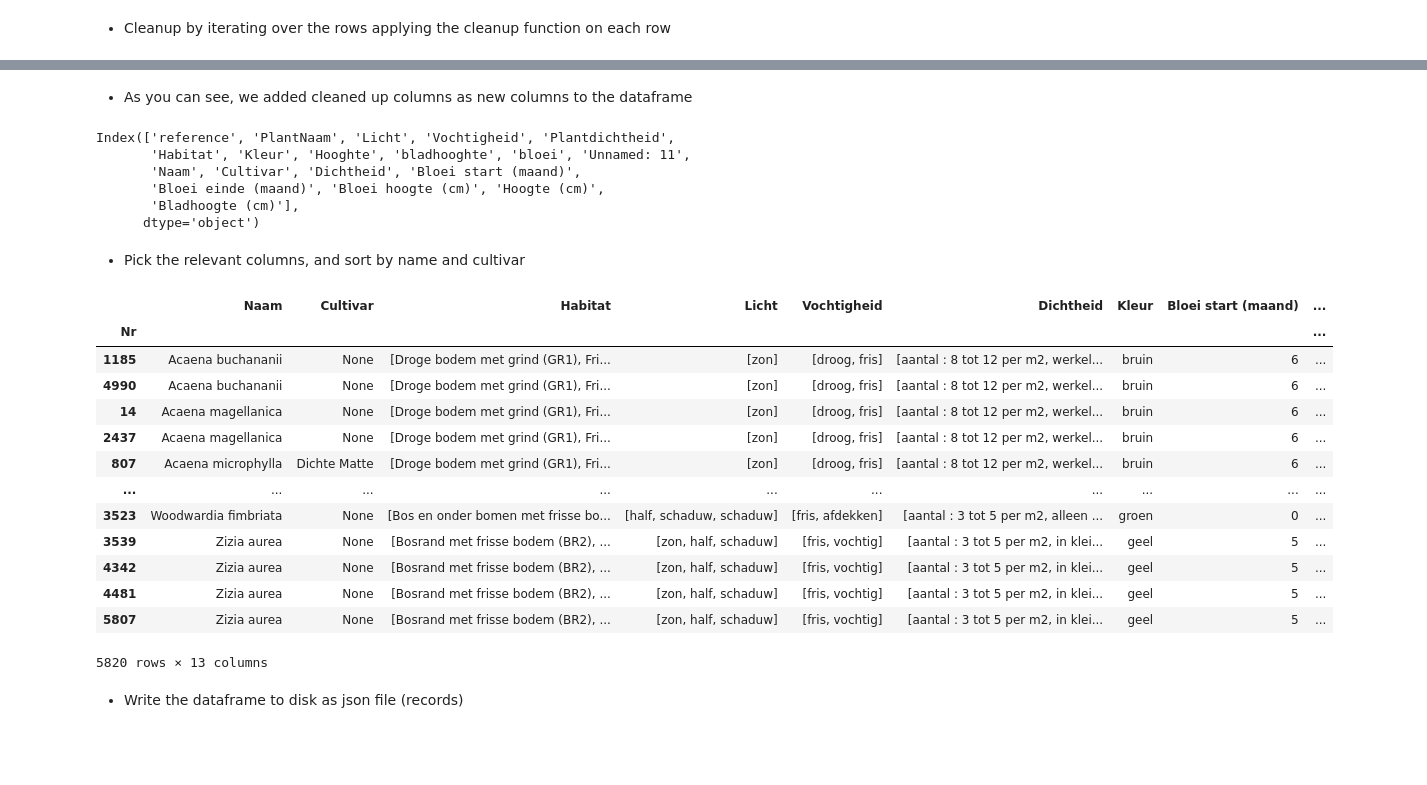
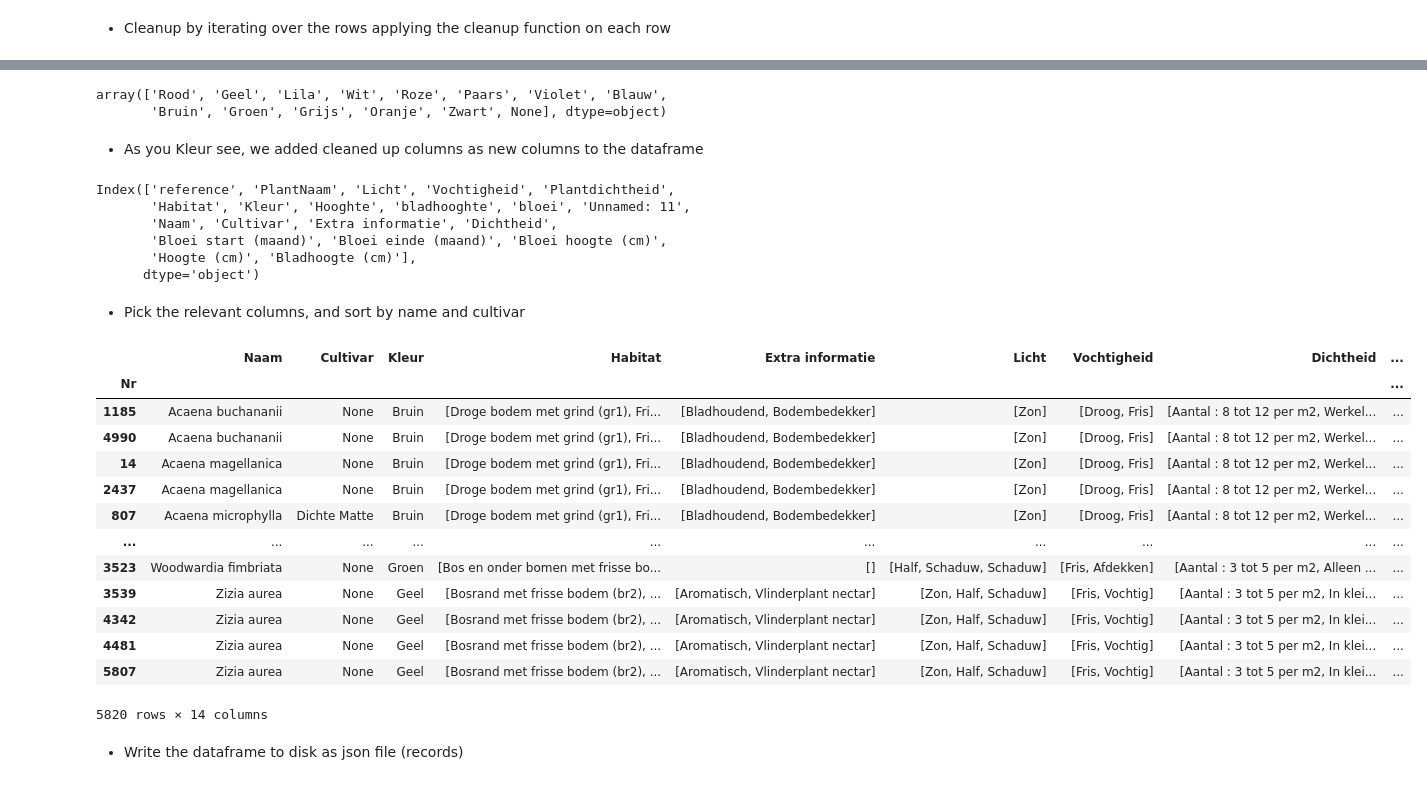
Before and after one commit to koertdeclercq/plantjes, a Jupyter notebook: data_clean.ipynb, the cells around one changed output, grey strips where cells are left out. Cells and saved outputs as stored; diff of their text form; code cells hidden in the pictures; blank space fills up the shorter version.

```diff
--- a/data_clean.ipynb
+++ b/data_clean.ipynb
@@ -57,20 +66,28 @@ def plant_name(name):
 
 def clean_row(row):
     if row["Vochtigheid"]:
-        row["Vochtigheid"] = [x.strip() for x in str(row["Vochtigheid"]).split(" ") if x]
+        row["Vochtigheid"] = [x.strip().capitalize() for x in str(row["Vochtigheid"]).split(" ") if x.strip()]
 
     if row["Licht"]:
-        row["Licht"] = [x.strip() for x in str(row["Licht"]).split(" ") if x]
+        row["Licht"] = [x.strip().capitalize() for x in str(row["Licht"]).split(" ") if x.strip()]
+
+    # print(row["Kleur"])
+    if row["Kleur"]:
+        color = str(row["Kleur"]).strip().capitalize()
+        row["Kleur"] = color if color != "Nan" else None
 
     name_raw = row["PlantNaam"]
     row["Naam"] = plant_name(name_raw)
     row["Cultivar"] = cultivar(name_raw)
 
     if row["Habitat"]:
-        row["Habitat"] = [x.strip() + ")" for x in str(row["Habitat"]).split(")") if x]
+        [habitat, extra] = str(row["Habitat"]).split("extra informatie")
+
+        row["Extra informatie"] = [_.strip().capitalize() for _ in extra.split("  ") if _.strip()]
+        row["Habitat"] = [x.strip().capitalize() + ")" for x in habitat.split(")") if x.strip()]
 
     if row["Plantdichtheid"]:
-        row["Dichtheid"] = [x.strip() for x in str(row["Plantdichtheid"]).split("-") if x]
+        row["Dichtheid"] = [x.strip().capitalize() for x in str(row["Plantdichtheid"]).split("-") if x.strip()]
 
     row["Bloei start (maand)"] = int(row["Unnamed: 11"].split("-")[0].strip())
     row["Bloei einde (maand)"] = int(row["Unnamed: 11"].split("-")[1].strip())
@@ -88,36 +123,42 @@ df_clean = df.apply(clean_row, axis=1)
+# %%
+df_clean.Kleur.unique()
+# %% [output]
+array(['Rood', 'Geel', 'Lila', 'Wit', 'Roze', 'Paars', 'Violet', 'Blauw',
+       'Bruin', 'Groen', 'Grijs', 'Oranje', 'Zwart', None], dtype=object)
 # %% [markdown]
-* As you can see, we added cleaned up columns as new columns to the dataframe
+* As you Kleur see, we added cleaned up columns as new columns to the dataframe
 # %%
 df_clean.columns
 # %% [output]
 Index(['reference', 'PlantNaam', 'Licht', 'Vochtigheid', 'Plantdichtheid',
        'Habitat', 'Kleur', 'Hooghte', 'bladhooghte', 'bloei', 'Unnamed: 11',
-       'Naam', 'Cultivar', 'Dichtheid', 'Bloei start (maand)',
-       'Bloei einde (maand)', 'Bloei hoogte (cm)', 'Hoogte (cm)',
-       'Bladhoogte (cm)'],
+       'Naam', 'Cultivar', 'Extra informatie', 'Dichtheid',
+       'Bloei start (maand)', 'Bloei einde (maand)', 'Bloei hoogte (cm)',
+       'Hoogte (cm)', 'Bladhoogte (cm)'],
       dtype='object')
 # %% [markdown]
 * Pick the relevant columns, and sort by name and cultivar
 # %%
-df_select = df_clean[["Naam", "Cultivar", "Habitat", "Licht", "Vochtigheid", "Dichtheid", "Kleur",
+df_select = df_clean[["Naam", "Cultivar", "Kleur",
+                      "Habitat", "Extra informatie", "Licht", "Vochtigheid", "Dichtheid",
                       "Bloei start (maand)", "Bloei einde (maand)", "Bloei hoogte (cm)", "Hoogte (cm)", "Bladhoogte (cm)",
                       "reference"]].sort_values(by=['Naam', "Cultivar"])
 df_select
 # %% [output]
-|  | Naam | Cultivar | Habitat | Licht | Vochtigheid | Dichtheid | Kleur | Bloei start (maand) | ... |
+|  | Naam | Cultivar | Kleur | Habitat | Extra informatie | Licht | Vochtigheid | Dichtheid | ... |
 | Nr |  |  |  |  |  |  |  |  | ... |
-| 1185 | Acaena buchananii | None | [Droge bodem met grind (GR1), Fri... | [zon] | [droog, fris] | [aantal : 8 tot 12 per m2, werkel... | bruin | 6 | ... |
-| 4990 | Acaena buchananii | None | [Droge bodem met grind (GR1), Fri... | [zon] | [droog, fris] | [aantal : 8 tot 12 per m2, werkel... | bruin | 6 | ... |
-| 14 | Acaena magellanica | None | [Droge bodem met grind (GR1), Fri... | [zon] | [droog, fris] | [aantal : 8 tot 12 per m2, werkel... | bruin | 6 | ... |
-| 2437 | Acaena magellanica | None | [Droge bodem met grind (GR1), Fri... | [zon] | [droog, fris] | [aantal : 8 tot 12 per m2, werkel... | bruin | 6 | ... |
-| 807 | Acaena microphylla | Dichte Matte | [Droge bodem met grind (GR1), Fri... | [zon] | [droog, fris] | [aantal : 8 tot 12 per m2, werkel... | bruin | 6 | ... |
+| 1185 | Acaena buchananii | None | Bruin | [Droge bodem met grind (gr1), Fri... | [Bladhoudend, Bodembedekker] | [Zon] | [Droog, Fris] | [Aantal : 8 tot 12 per m2, Werkel... | ... |
+| 4990 | Acaena buchananii | None | Bruin | [Droge bodem met grind (gr1), Fri... | [Bladhoudend, Bodembedekker] | [Zon] | [Droog, Fris] | [Aantal : 8 tot 12 per m2, Werkel... | ... |
+| 14 | Acaena magellanica | None | Bruin | [Droge bodem met grind (gr1), Fri... | [Bladhoudend, Bodembedekker] | [Zon] | [Droog, Fris] | [Aantal : 8 tot 12 per m2, Werkel... | ... |
+| 2437 | Acaena magellanica | None | Bruin | [Droge bodem met grind (gr1), Fri... | [Bladhoudend, Bodembedekker] | [Zon] | [Droog, Fris] | [Aantal : 8 tot 12 per m2, Werkel... | ... |
+| 807 | Acaena microphylla | Dichte Matte | Bruin | [Droge bodem met grind (gr1), Fri... | [Bladhoudend, Bodembedekker] | [Zon] | [Droog, Fris] | [Aantal : 8 tot 12 per m2, Werkel... | ... |
 | ... | ... | ... | ... | ... | ... | ... | ... | ... | ... |
-| 3523 | Woodwardia fimbriata | None | [Bos en onder bomen met frisse bo... | [half, schaduw, schaduw] | [fris, afdekken] | [aantal : 3 tot 5 per m2, alleen ... | groen | 0 | ... |
-| 3539 | Zizia aurea | None | [Bosrand met frisse bodem (BR2), ... | [zon, half, schaduw] | [fris, vochtig] | [aantal : 3 tot 5 per m2, in klei... | geel | 5 | ... |
-| 4342 | Zizia aurea | None | [Bosrand met frisse bodem (BR2), ... | [zon, half, schaduw] | [fris, vochtig] | [aantal : 3 tot 5 per m2, in klei... | geel | 5 | ... |
-| 4481 | Zizia aurea | None | [Bosrand met frisse bodem (BR2), ... | [zon, half, schaduw] | [fris, vochtig] | [aantal : 3 tot 5 per m2, in klei... | geel | 5 | ... |
-| 5807 | Zizia aurea | None | [Bosrand met frisse bodem (BR2), ... | [zon, half, schaduw] | [fris, vochtig] | [aantal : 3 tot 5 per m2, in klei... | geel | 5 | ... |
+| 3523 | Woodwardia fimbriata | None | Groen | [Bos en onder bomen met frisse bo... | [] | [Half, Schaduw, Schaduw] | [Fris, Afdekken] | [Aantal : 3 tot 5 per m2, Alleen ... | ... |
+| 3539 | Zizia aurea | None | Geel | [Bosrand met frisse bodem (br2), ... | [Aromatisch, Vlinderplant nectar] | [Zon, Half, Schaduw] | [Fris, Vochtig] | [Aantal : 3 tot 5 per m2, In klei... | ... |
+| 4342 | Zizia aurea | None | Geel | [Bosrand met frisse bodem (br2), ... | [Aromatisch, Vlinderplant nectar] | [Zon, Half, Schaduw] | [Fris, Vochtig] | [Aantal : 3 tot 5 per m2, In klei... | ... |
+| 4481 | Zizia aurea | None | Geel | [Bosrand met frisse bodem (br2), ... | [Aromatisch, Vlinderplant nectar] | [Zon, Half, Schaduw] | [Fris, Vochtig] | [Aantal : 3 tot 5 per m2, In klei... | ... |
+| 5807 | Zizia aurea | None | Geel | [Bosrand met frisse bodem (br2), ... | [Aromatisch, Vlinderplant nectar] | [Zon, Half, Schaduw] | [Fris, Vochtig] | [Aantal : 3 tot 5 per m2, In klei... | ... |
-5820 rows × 13 columns
+5820 rows × 14 columns
 # %% [markdown]
 * Write the dataframe to disk as json file (records)
 # %%
```
Also changed, not shown: parts of 2 cells of this notebook, 1 other file.
